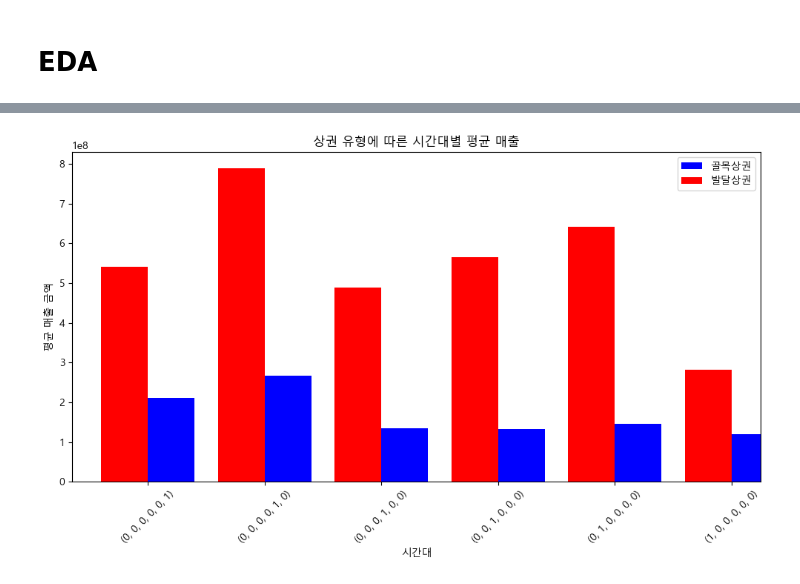
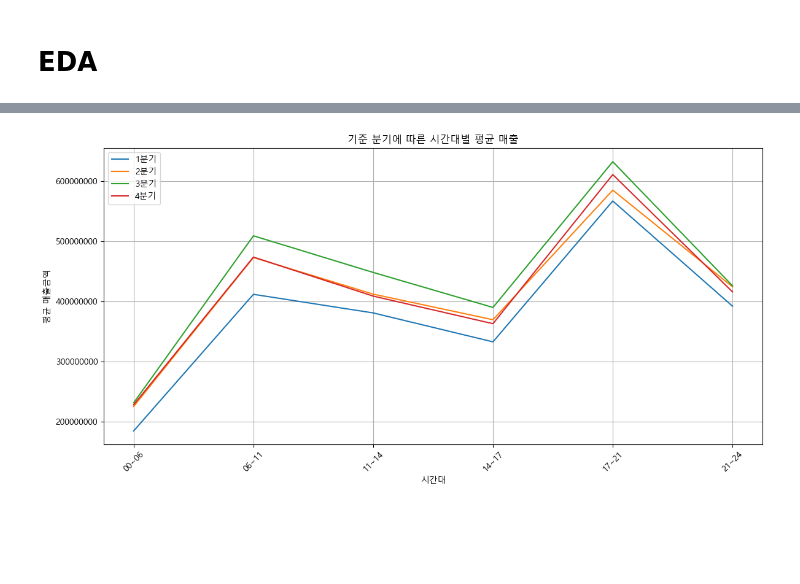
Before and after one commit to hyelin606/Semi-Project, a Jupyter notebook: 최종.ipynb, the cells around one changed output, grey strips where cells are left out. Cells and saved outputs as stored; diff of their text form; code cells hidden in the pictures; blank space fills up the shorter version.

```diff
--- a/최종.ipynb
+++ b/최종.ipynb
@@ -150,21 +94,0 @@ plt.show()
-# %%
-import matplotlib.pyplot as plt
-
-# 기준_분기_4의 컬럼 값이 1인 데이터 필터링
-filtered_data = df[df['기준_분기_4'] == 1]
-
-# 분기별 시간대별로 매출_금액의 평균 계산
-avg_sales = filtered_data.groupby(['기준_분기_4', '시간대_00~06', '시간대_06~11', '시간대_11~14', '시간대_14~17', '시간대_17~21', '시간대_21~24'])['매출_금액'].mean()
-
-# 그래프 그리기
-fig, ax = plt.subplots()
-
-for quarter in filtered_data['기준_분기_4'].unique():
-    avg_sales.xs(quarter).plot(kind='line', marker='o', linestyle='-', ax=ax, label=f'분기 {quarter}')
-
-plt.title('기준_분기_4별 시간대 평균 매출')
-plt.xlabel('시간대')
-plt.ylabel('평균 매출 금액')
-plt.xticks(range(6), ['시간대_00~06', '시간대_06~11', '시간대_11~14', '시간대_14~17', '시간대_17~21', '시간대_21~24'], rotation=45)
-plt.grid(True)
-plt.show()
@@ -173,28 +94,0 @@ plt.show()
-# %%
-import matplotlib.pyplot as plt
-
-# '상권_구분_코드_명'이 '골목상권'인 데이터 추출
-golmok_sales_data = df[df['상권_구분_코드_명'] == '골목상권']
-
-# '상권_구분_코드_명'이 '발달상권'인 데이터 추출
-balchal_sales_data = df[df['상권_구분_코드_명'] == '발달상권']
-
-# 그래프 그리기
-plt.figure(figsize=(10, 6))
-
-# 골목상권 시간대별 평균 매출 그래프
-avg_sales_by_time_golmok.plot(kind='bar', color='blue', position=0, width=0.4, label='골목상권')
-
-# 발달상권 시간대별 평균 매출 그래프
-avg_sales_by_time_balchal.plot(kind='bar', color='red', position=1, width=0.4, label='발달상권')
-
-plt.title('상권 유형에 따른 시간대별 평균 매출')
-plt.xlabel('시간대')
-plt.ylabel('평균 매출 금액')
-plt.xticks(rotation=45)
-plt.legend()
-
-plt.tight_layout()
-plt.show()
-# %% [output]
-[figure, removed]
@@ -224,0 +95,24 @@ plt.show()
+# %%
+import matplotlib.pyplot as plt
+
+# 데이터 그룹화하여 시간대_평균 매출 계산
+df_grouped = df.groupby(['기준_분기', '시간대'])['시간대_매출금액'].mean().reset_index()
+
+# 시간대별 평균 매출금액 시각화
+plt.figure(figsize=(12, 6))
+
+# 각 분기에 따른 선 그래프 그리기
+for quarter, data in df_grouped.groupby('기준_분기'):
+    plt.plot(data['시간대'], data['시간대_매출금액'], label=f"{quarter}분기")
+
+plt.title('기준 분기에 따른 시간대별 평균 매출')
+plt.xlabel('시간대')
+plt.ylabel('평균 매출금액')
+plt.legend(loc='upper left')
+plt.xticks(rotation=45)
+plt.ticklabel_format(style='plain', axis='y')  # 과학적 표기법 비활성화
+plt.grid(True)
+plt.tight_layout()
+plt.show()
+# %% [output]
+[figure, added]
```
Also changed, not shown: parts of 17 cells of this notebook, 16 other files.
